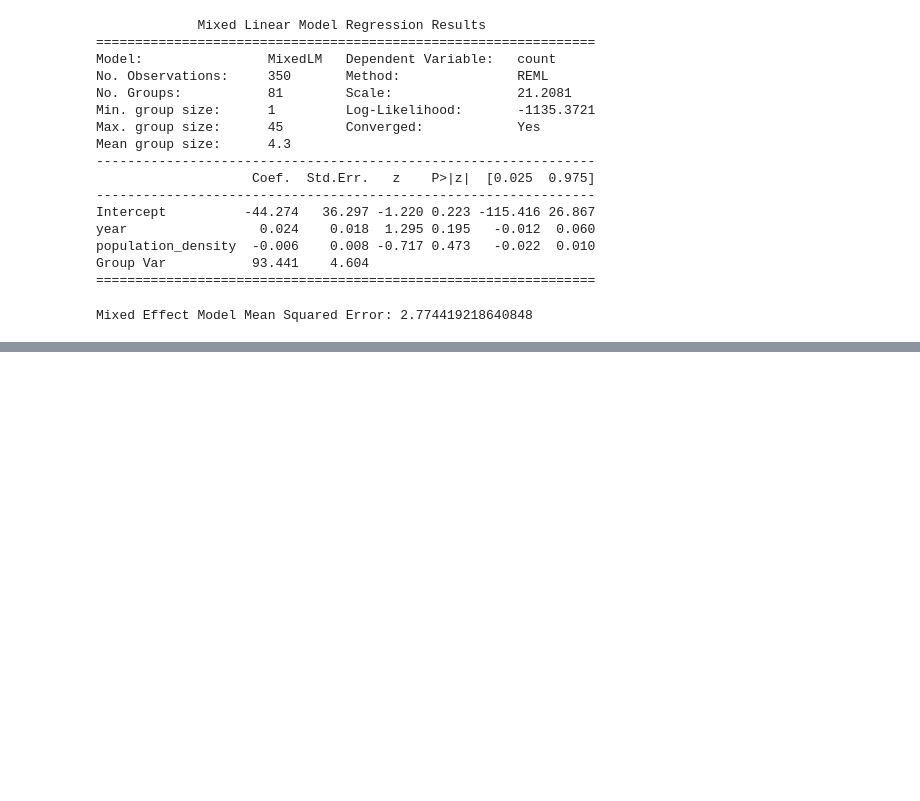
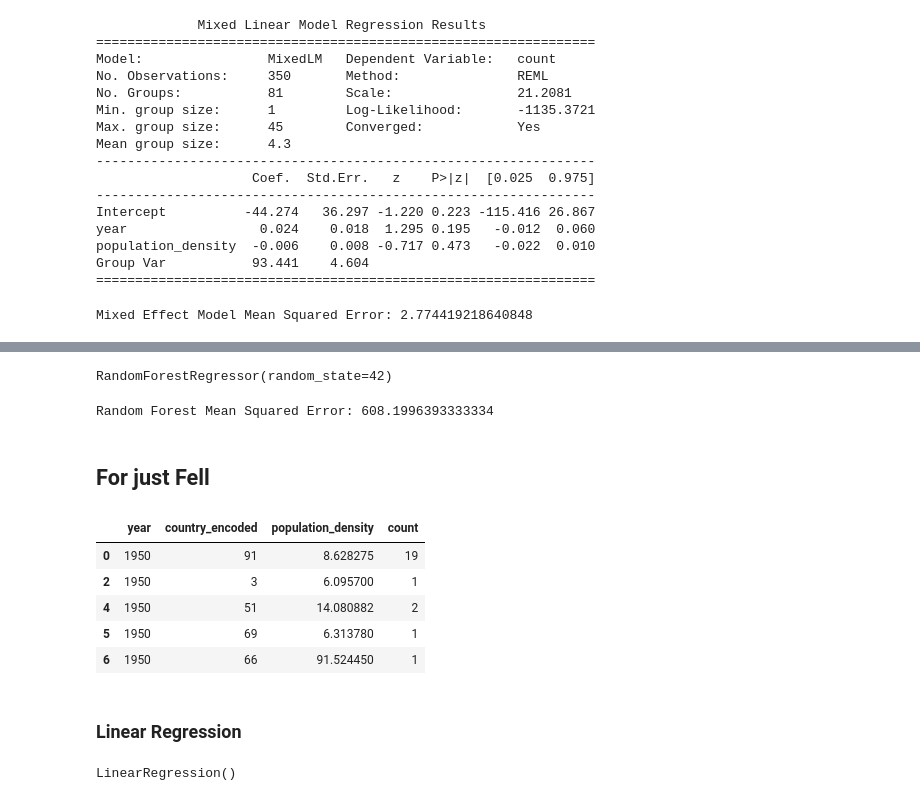
Before and after one commit to MariaKov17/DL-Project, a Jupyter notebook: model/Models.ipynb, the cells around one changed output, grey strips where cells are left out. Cells and saved outputs as stored; diff of their text form; code cells hidden in the pictures; blank space fills up the shorter version.

```diff
--- a/model/Models.ipynb
+++ b/model/Models.ipynb
@@ -344,0 +396,6 @@ Mixed Effect Model Mean Squared Error: 2.774419218640848
+# %%
+# Random Forest Regressor Model
+rf_r = RandomForestRegressor(n_estimators=100, random_state=42)
+rf_r.fit(X_r_train, y_r_train)
+# %% [output]
+RandomForestRegressor(random_state=42)
@@ -344,0 +405,20 @@ Mixed Effect Model Mean Squared Error: 2.774419218640848
+# %%
+# Evaluate model
+mse_rf_r = mean_squared_error(y_r_test, y_pred_rf_r)
+print(f"Random Forest Mean Squared Error: {mse_rf_r}")
+# %% [output]
+Random Forest Mean Squared Error: 608.1996393333334
+# %% [markdown]
+## For just Fell
+# %%
+# Define features and target
+filtered_fell = filtered_df[['year', 'country_encoded', 'population_density', 'count']].drop_duplicates()
+# %%
+filtered_fell.head()
+# %% [output]
+|  | year | country_encoded | population_density | count |
+| 0 | 1950 | 91 | 8.628275 | 19 |
+| 2 | 1950 | 3 | 6.095700 | 1 |
+| 4 | 1950 | 51 | 14.080882 | 2 |
+| 5 | 1950 | 69 | 6.313780 | 1 |
+| 6 | 1950 | 66 | 91.524450 | 1 |
@@ -344,0 +431,8 @@ Mixed Effect Model Mean Squared Error: 2.774419218640848
+# %% [markdown]
+### Linear Regression
+# %%
+# Linear Regression Model
+lr_r_fell = LinearRegression()
+lr_r_fell.fit(X_r_train_fell, y_r_train_fell)
+# %% [output]
+LinearRegression()
```
Also changed, not shown: parts of 21 cells of this notebook.
